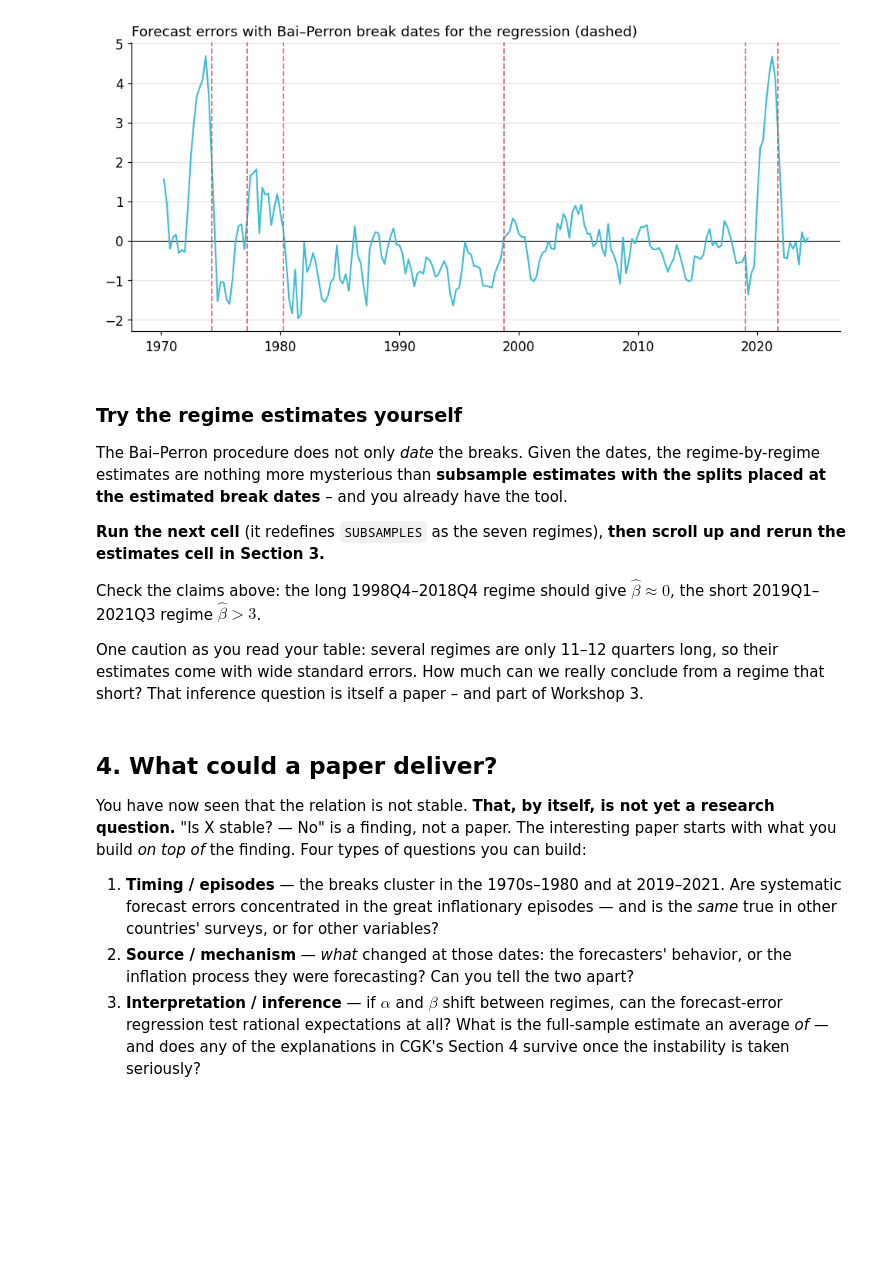
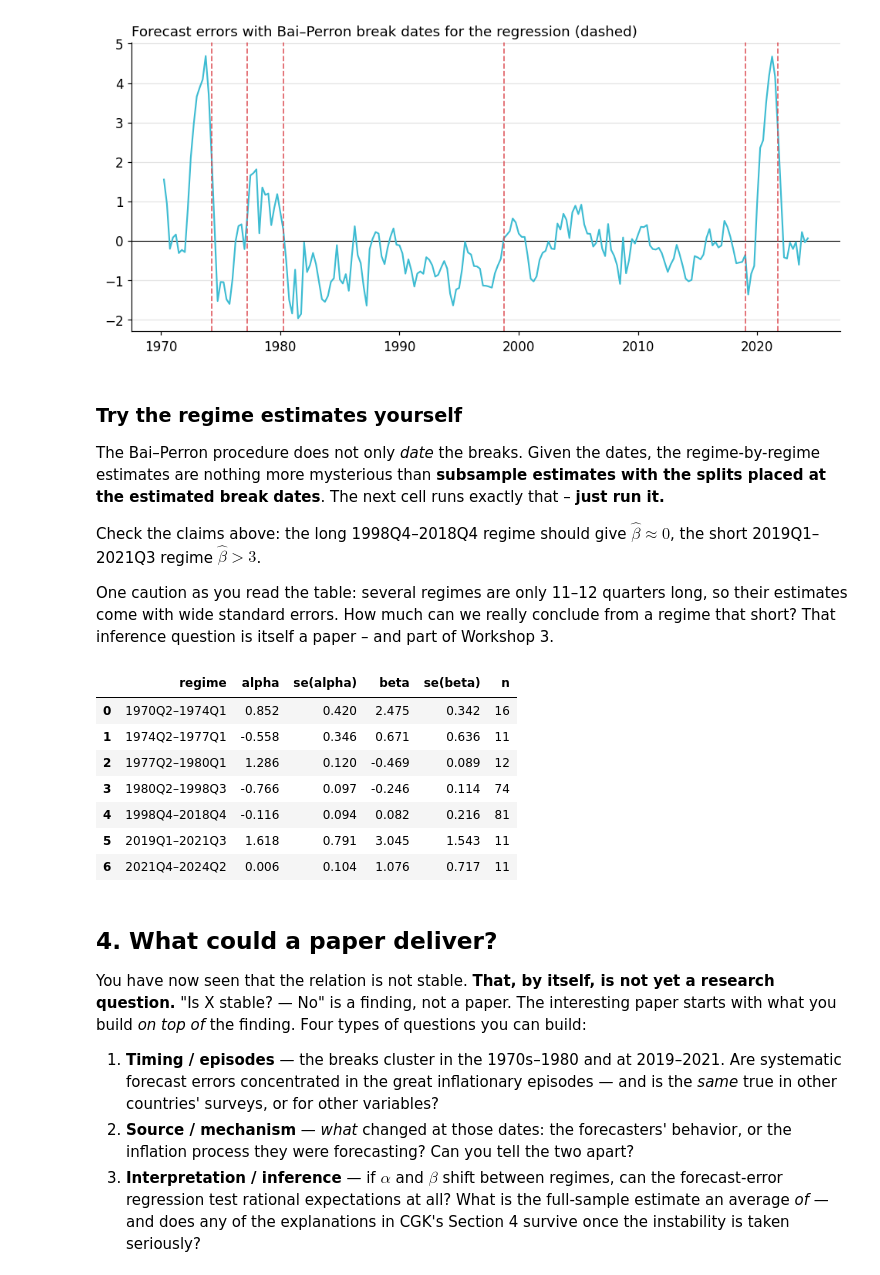
Before and after one commit to mortentabor/structural-change-seminar, a Jupyter notebook: notebooks/02-forecast-errors-exhibit.ipynb, the cells around one changed output. Cells and saved outputs as stored; diff of their text form; code cells hidden in the pictures; blank space fills up the shorter version.

```diff
--- a/notebooks/02-forecast-errors-exhibit.ipynb
+++ b/notebooks/02-forecast-errors-exhibit.ipynb
@@ -139,24 +147,40 @@ plt.show()
 # %% [markdown]
 ### Try the regime estimates yourself
 
-The Bai–Perron procedure does not only *date* the breaks. Given the dates, the regime-by-regime estimates are nothing more mysterious than **subsample estimates with the splits placed at the estimated break dates** – and you already have the tool.
-
-**Run the next cell** (it redefines `SUBSAMPLES` as the seven regimes), **then scroll up and rerun the estimates cell in Section 3.**
+The Bai–Perron procedure does not only *date* the breaks. Given the dates, the regime-by-regime estimates are nothing more mysterious than **subsample estimates with the splits placed at the estimated break dates**. The next cell runs exactly that – **just run it.**
 
 Check the claims above: the long 1998Q4–2018Q4 regime should give $\hat\beta \approx 0$, the short 2019Q1–2021Q3 regime $\hat\beta > 3$.
 
-One caution as you read your table: several regimes are only 11–12 quarters long, so their estimates come with wide standard errors. How much can we really conclude from a regime that short? That inference question is itself a paper – and part of Workshop 3.
+One caution as you read the table: several regimes are only 11–12 quarters long, so their estimates come with wide standard errors. How much can we really conclude from a regime that short? That inference question is itself a paper – and part of Workshop 3.
 # %%
-# The seven Bai-Perron regimes. Run this cell, then rerun the estimates cell in Section 3.
-SUBSAMPLES = {
+# Regime-by-regime estimates: subsample estimates with the splits at the Bai-Perron dates
+REGIMES = {
     "1970Q2–1974Q1": ("1970Q2", "1974Q1"),
     "1974Q2–1977Q1": ("1974Q2", "1977Q1"),
     "1977Q2–1980Q1": ("1977Q2", "1980Q1"),
     "1980Q2–1998Q3": ("1980Q2", "1998Q3"),
     "1998Q4–2018Q4": ("1998Q4", "2018Q4"),
     "2019Q1–2021Q3": ("2019Q1", "2021Q3"),
     "2021Q4–2024Q2": ("2021Q4", "2024Q2"),
 }
+
+rows = []
+for name, (start, end) in REGIMES.items():
+    r = fit_cg(fe.loc[start:end])
+    rows.append({"regime": name,
+                 "alpha": r.params.iloc[0], "se(alpha)": r.bse.iloc[0],
+                 "beta": r.params.iloc[1], "se(beta)": r.bse.iloc[1],
+                 "n": int(r.nobs)})
+pd.DataFrame(rows).round(3)
+# %% [output]
+|  | regime | alpha | se(alpha) | beta | se(beta) | n |
+| 0 | 1970Q2–1974Q1 | 0.852 | 0.420 | 2.475 | 0.342 | 16 |
+| 1 | 1974Q2–1977Q1 | -0.558 | 0.346 | 0.671 | 0.636 | 11 |
+| 2 | 1977Q2–1980Q1 | 1.286 | 0.120 | -0.469 | 0.089 | 12 |
+| 3 | 1980Q2–1998Q3 | -0.766 | 0.097 | -0.246 | 0.114 | 74 |
+| 4 | 1998Q4–2018Q4 | -0.116 | 0.094 | 0.082 | 0.216 | 81 |
+| 5 | 2019Q1–2021Q3 | 1.618 | 0.791 | 3.045 | 1.543 | 11 |
+| 6 | 2021Q4–2024Q2 | 0.006 | 0.104 | 1.076 | 0.717 | 11 |
 # %% [markdown]
 ## 4. What could a paper deliver?
 
```
Also changed, not shown: parts of 2 cells of this notebook, 1 other file.
